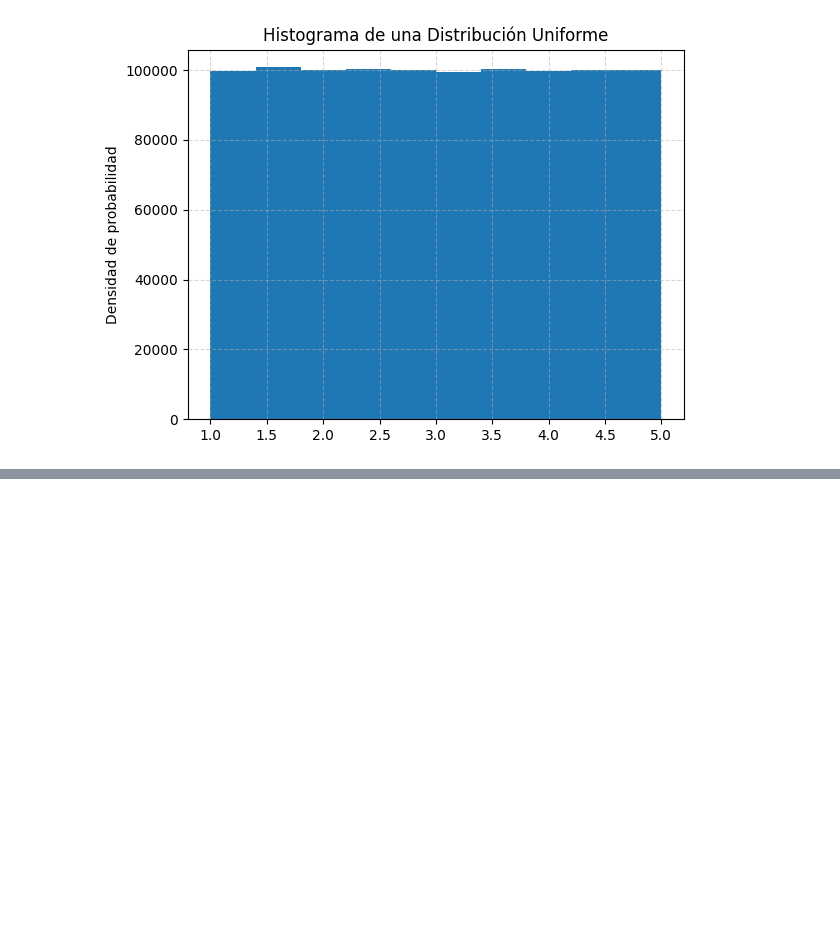
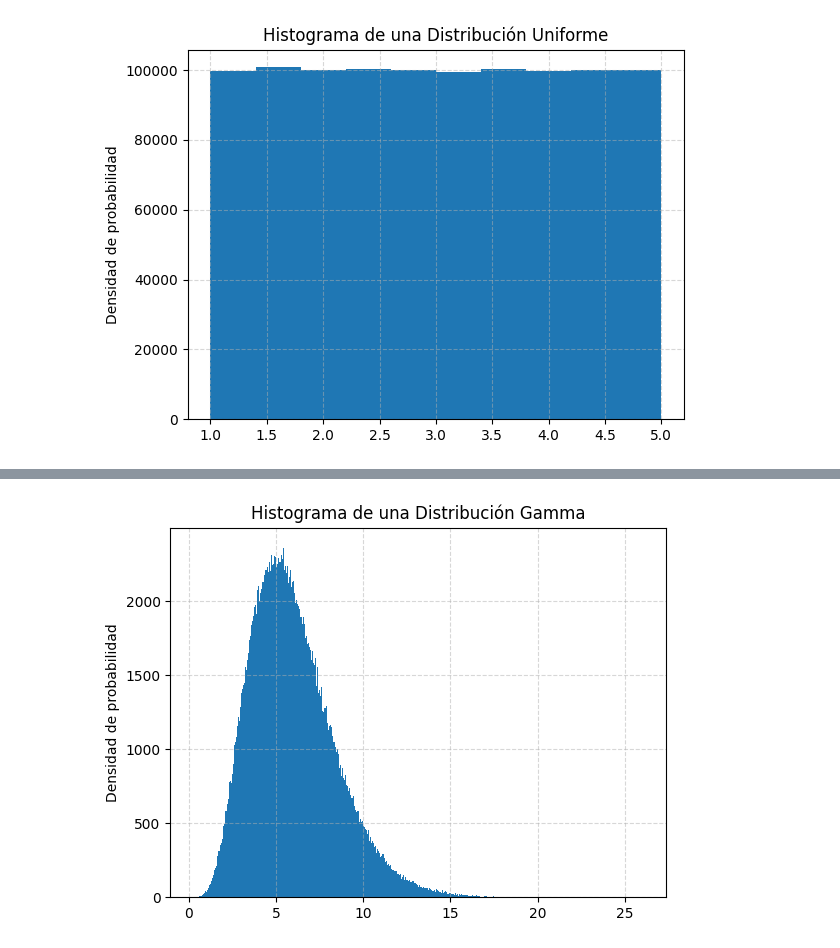
Before and after one commit to ClementeGarcia/Simulaci-n-1, a Jupyter notebook: Catalogo.ipynb, the cells around one changed output, grey strips where cells are left out. Cells and saved outputs as stored; diff of their text form; code cells hidden in the pictures; blank space fills up the shorter version.

```diff
--- a/Catalogo.ipynb
+++ b/Catalogo.ipynb
@@ -193,0 +433,23 @@ plt.grid(True, linestyle='--', alpha=0.5)
+# %%
+alpha = 6
+labda = 1
+# %%
+def gamma(n):
+    lista = []
+    for i in range(n):
+        x = 0
+        for i in range(alpha):
+            R = rd.random()
+            x += -np.log(R) / labda
+        lista.append(x)
+    return lista
+# %%
+p = gamma(1000000)
+# %%
+plt.hist(p, bins=2000) #Histograma de una distribución gamma
+plt.title("Histograma de una Distribución Gamma")
+plt.xlabel("")
+plt.ylabel("Densidad de probabilidad")
+plt.grid(True, linestyle='--', alpha=0.5)
+# %% [output]
+[figure, added]
```
Also changed, not shown: parts of 48 cells of this notebook.
